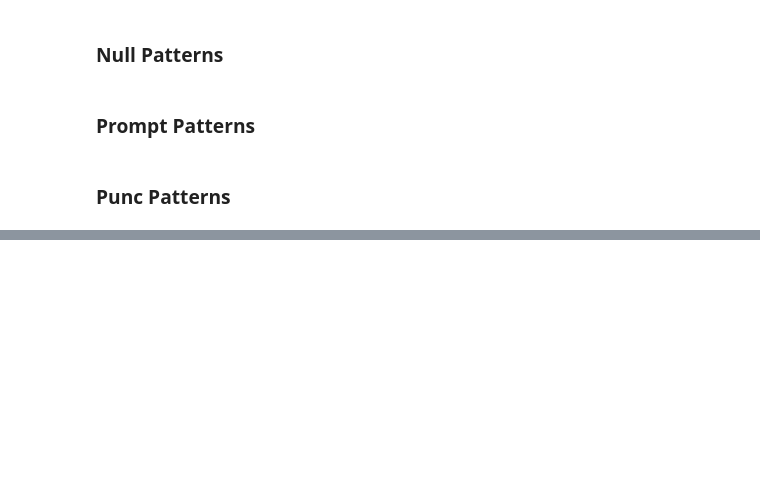
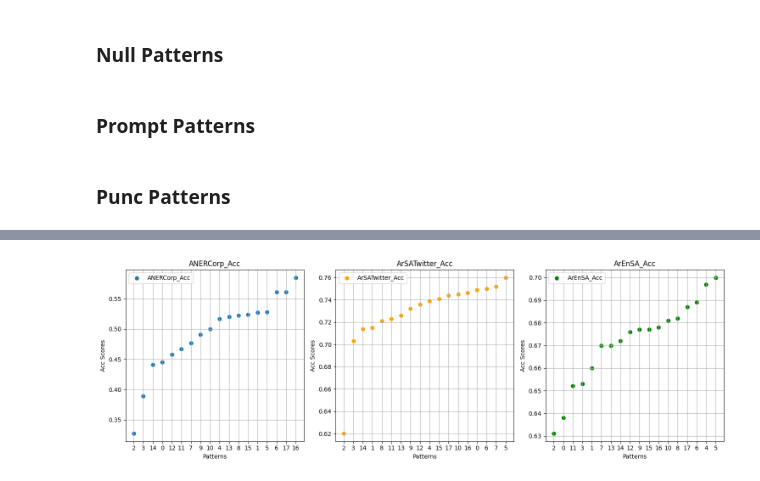
Before and after one commit to moeyad7/Thesis_Data, a Jupyter notebook: thesis-plots.ipynb, the cells around one changed output, grey strips where cells are left out. Saved outputs shown, nothing was run; the diff lists cells and outputs as text; code cells hidden in the pictures; blank space fills up the shorter version.

```diff
--- a/thesis-plots.ipynb
+++ b/thesis-plots.ipynb
@@ -305,0 +432,64 @@ patterns = ['Punc1','Punc2']
+# %%
+import matplotlib.pyplot as plt
+
+ANERCorp_Acc = [0.445, 0.527,0.327, 0.389,0.517, 0.528, 0.561, 0.477, 0.522, 0.491, 0.5, 0.467, 0.458, 0.52, 0.441, 0.524, 0.585, 0.561]
+ArSATwitter_Acc = [0.749, 0.715,0.62, 0.703,0.739, 0.76, 0.75, 0.752, 0.721, 0.732, 0.745, 0.723, 0.736, 0.726, 0.714, 0.741, 0.746, 0.744]
+ArEnSA_Acc = [0.638, 0.66,0.631, 0.653,0.697, 0.7, 0.689, 0.67, 0.682, 0.677, 0.681, 0.652, 0.676, 0.67, 0.672, 0.677, 0.678, 0.687]
+
+patterns = [0, 1, 2, 3, 4, 5, 6, 7, 8, 9, 10, 11, 12, 13, 14, 15, 16, 17]
+
+
+ANERCorp_sorted_indices = list(zip(ANERCorp_Acc, patterns))
+ArSATwitter_indices = list(zip(ArSATwitter_Acc, patterns))
+ArEnSA_indices = list(zip(ArEnSA_Acc, patterns))
+
+
+sorted_ANERCorp = sorted(ANERCorp_sorted_indices, key=lambda tup: tup[0])
+sorted_ArSATwitter = sorted(ArSATwitter_indices, key=lambda tup: tup[0])
+sorted_ArEnSA = sorted(ArEnSA_indices, key=lambda tup: tup[0])
+
+
+ANERCorp_Acc_sorted, ANERCorp_patterns_sorted = zip(*sorted_ANERCorp)
+ArSATwitter_Acc_sorted, ArSATwitter_patterns_sorted = zip(*sorted_ArSATwitter)
+ArEnSA_Acc_sorted, ArEnSA__patterns_sorted = zip(*sorted_ArEnSA)
+
+# Create subplots for each dataset
+plt.figure(figsize=(15, 5))
+
+# Subplot for ANERCorp_Acc
+plt.subplot(1, 3, 1)
+plt.scatter(range(len(ANERCorp_patterns_sorted)), ANERCorp_Acc_sorted, label='ANERCorp_Acc')
+plt.title('ANERCorp_Acc')
+plt.xlabel('Patterns')
+plt.ylabel('Acc Scores')
+plt.xticks(range(len(ANERCorp_patterns_sorted)), ANERCorp_patterns_sorted)
+plt.legend()
+plt.grid(True)
+
+# Subplot for ArSATwitter_Acc
+plt.subplot(1, 3, 2)
+plt.scatter(range(len(ArSATwitter_patterns_sorted)), ArSATwitter_Acc_sorted, label='ArSATwitter_Acc',c='orange')
+plt.title('ArSATwitter_Acc')
+plt.xlabel('Patterns')
+plt.ylabel('Acc Scores')
+plt.xticks(range(len(ArSATwitter_patterns_sorted)), ArSATwitter_patterns_sorted)
+plt.legend()
+plt.grid(True)
+
+# Subplot for ArEnSA_Acc
+plt.subplot(1, 3, 3)
+plt.scatter(range(len(ArEnSA__patterns_sorted)), ArEnSA_Acc_sorted, label='ArEnSA_Acc',c='green')
+plt.title('ArEnSA_Acc')
+plt.xlabel('Patterns')
+plt.ylabel('Acc Scores')
+plt.xticks(range(len(ArEnSA__patterns_sorted)), ArEnSA__patterns_sorted)
+plt.legend()
+plt.grid(True)
+
+# Adjust layout to prevent overlapping
+plt.tight_layout()
+
+# Show the plots
+plt.show()
+# %% [output]
+[figure, added]
```
Also changed, not shown: parts of 12 cells of this notebook.
